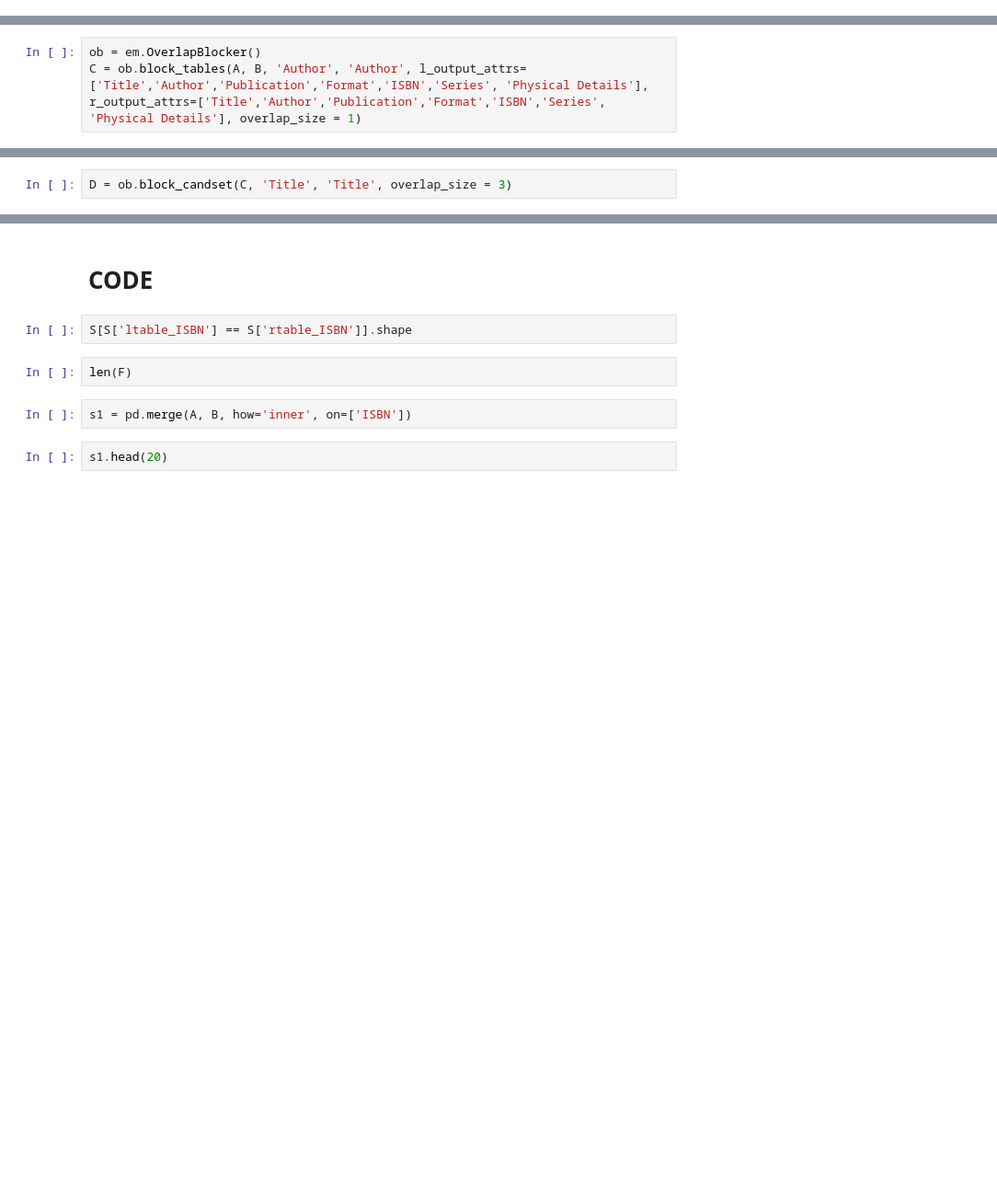
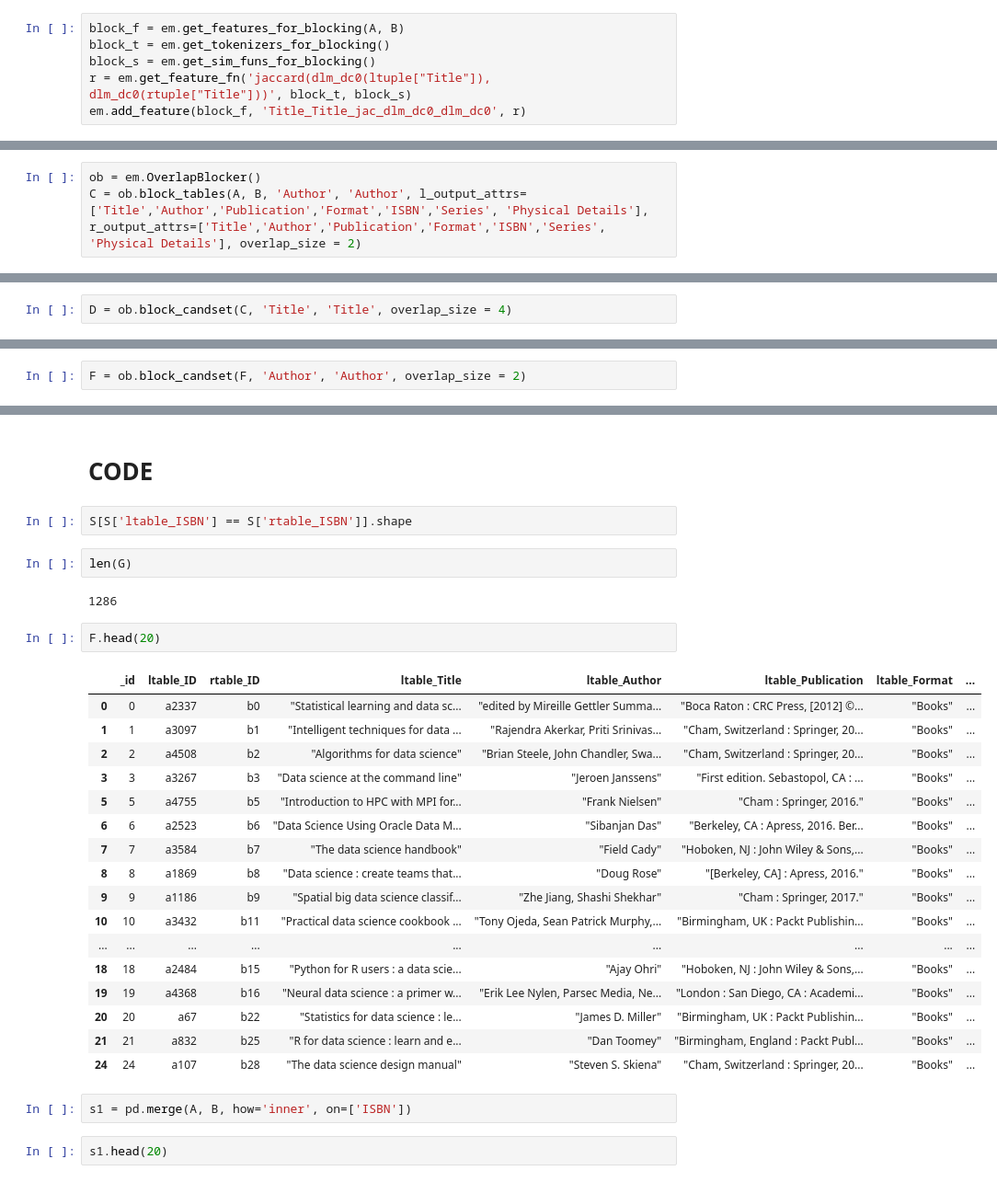
Before and after one commit to iphyer/CS839_DataScience_ClassProject, a Jupyter notebook: stage3/code/blocker.ipynb, the cells around one changed output, grey strips where cells are left out. Shown at 92% size. Saved outputs shown, nothing was run; the diff lists cells and outputs as text; blank space fills up the shorter version.

```diff
--- a/stage3/code/blocker.ipynb
+++ b/stage3/code/blocker.ipynb
@@ -30,3 +42,9 @@ Metadata file is not present in the given path; proceeding to read the csv file.
+# %%
+block_f = em.get_features_for_blocking(A, B)
+block_t = em.get_tokenizers_for_blocking()
+block_s = em.get_sim_funs_for_blocking()
+r = em.get_feature_fn('jaccard(dlm_dc0(ltuple["Title"]), dlm_dc0(rtuple["Title"]))', block_t, block_s)
+em.add_feature(block_f, 'Title_Title_jac_dlm_dc0_dlm_dc0', r)
 # %% [markdown]
 # Block tables to get candidate set
 
@@ -37,6 +55,6 @@ For the same book, since we got the data from two different library websites, th
 After multiple tests, we found the best overlap_size for each attribute - for *Title*, *Author* and *Series*, we set the overlap_size to be 1, 3 and 1 respectively.
 # %%
 ob = em.OverlapBlocker()
-C = ob.block_tables(A, B, 'Author', 'Author', l_output_attrs=['Title','Author','Publication','Format','ISBN','Series', 'Physical Details'], r_output_attrs=['Title','Author','Publication','Format','ISBN','Series', 'Physical Details'], overlap_size = 1)
+C = ob.block_tables(A, B, 'Author', 'Author', l_output_attrs=['Title','Author','Publication','Format','ISBN','Series', 'Physical Details'], r_output_attrs=['Title','Author','Publication','Format','ISBN','Series', 'Physical Details'], overlap_size = 2)
 # %% [output]
 0% [##############################] 100% | ETA: 00:00:00
@@ -44,4 +62,4 @@ Total time elapsed: 00:00:02
 # %%
-D = ob.block_candset(C, 'Title', 'Title', overlap_size = 3)
+D = ob.block_candset(C, 'Title', 'Title', overlap_size = 4)
 # %% [output]
 0% [##############################] 100% | ETA: 00:00:00
@@ -56,3 +74,5 @@ F = ob.block_candset(E, 'Publication', 'Publication', overlap_size = 1)
 # %% [output]
 0% [##############################] 100% | ETA: 00:00:00
 Total time elapsed: 00:00:00
+# %%
+F = ob.block_candset(F, 'Author', 'Author', overlap_size = 2)
@@ -69,7 +269,29 @@ S
 # %%
 S[S['ltable_ISBN'] == S['rtable_ISBN']].shape
 # %%
-len(F)
+len(G)
+# %% [output]
+1286
+# %%
+F.head(20)
+# %% [output]
+|  | _id | ltable_ID | rtable_ID | ltable_Title | ltable_Author | ltable_Publication | ltable_Format | ... |
+| 0 | 0 | a2337 | b0 | "Statistical learning and data sc... | "edited by Mireille Gettler Summa... | "Boca Raton : CRC Press, [2012] ©... | "Books" | ... |
+| 1 | 1 | a3097 | b1 | "Intelligent techniques for data ... | "Rajendra Akerkar, Priti Srinivas... | "Cham, Switzerland : Springer, 20... | "Books" | ... |
+| 2 | 2 | a4508 | b2 | "Algorithms for data science" | "Brian Steele, John Chandler, Swa... | "Cham, Switzerland : Springer, 20... | "Books" | ... |
+| 3 | 3 | a3267 | b3 | "Data science at the command line" | "Jeroen Janssens" | "First edition. Sebastopol, CA : ... | "Books" | ... |
+| 5 | 5 | a4755 | b5 | "Introduction to HPC with MPI for... | "Frank Nielsen" | "Cham : Springer, 2016." | "Books" | ... |
+| 6 | 6 | a2523 | b6 | "Data Science Using Oracle Data M... | "Sibanjan Das" | "Berkeley, CA : Apress, 2016. Ber... | "Books" | ... |
+| 7 | 7 | a3584 | b7 | "The data science handbook" | "Field Cady" | "Hoboken, NJ : John Wiley & Sons,... | "Books" | ... |
+| 8 | 8 | a1869 | b8 | "Data science : create teams that... | "Doug Rose" | "[Berkeley, CA] : Apress, 2016." | "Books" | ... |
+| 9 | 9 | a1186 | b9 | "Spatial big data science classif... | "Zhe Jiang, Shashi Shekhar" | "Cham : Springer, 2017." | "Books" | ... |
+| 10 | 10 | a3432 | b11 | "Practical data science cookbook ... | "Tony Ojeda, Sean Patrick Murphy,... | "Birmingham, UK : Packt Publishin... | "Books" | ... |
+| ... | ... | ... | ... | ... | ... | ... | ... | ... |
+| 18 | 18 | a2484 | b15 | "Python for R users : a data scie... | "Ajay Ohri" | "Hoboken, NJ : John Wiley & Sons,... | "Books" | ... |
+| 19 | 19 | a4368 | b16 | "Neural data science : a primer w... | "Erik Lee Nylen, Parsec Media, Ne... | "London : San Diego, CA : Academi... | "Books" | ... |
+| 20 | 20 | a67 | b22 | "Statistics for data science : le... | "James D. Miller" | "Birmingham, UK : Packt Publishin... | "Books" | ... |
+| 21 | 21 | a832 | b25 | "R for data science : learn and e... | "Dan Toomey" | "Birmingham, England : Packt Publ... | "Books" | ... |
+| 24 | 24 | a107 | b28 | "The data science design manual" | "Steven S. Skiena" | "Cham, Switzerland : Springer, 20... | "Books" | ... |
 # %%
 s1 = pd.merge(A, B, how='inner', on=['ISBN'])
 # %%
```
Also changed, not shown: parts of 34 cells of this notebook.
